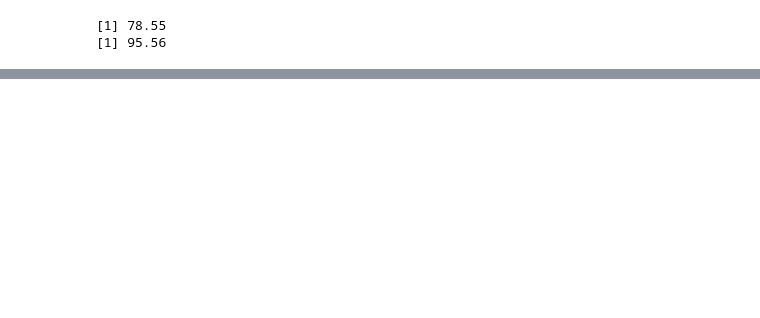
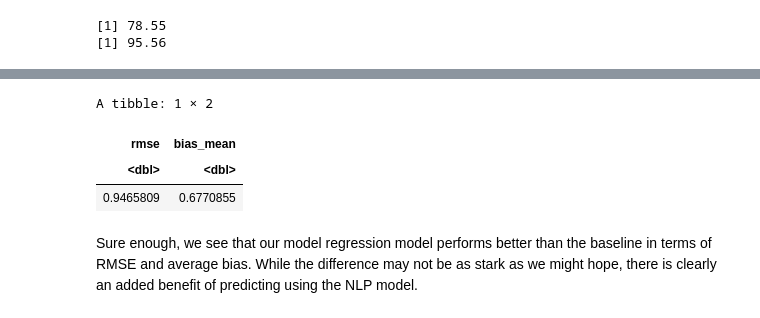
Before and after one commit to cjc77/nlp-projects, a Jupyter notebook: notebooks_pitchfork_ratings/04_fit_analysis.ipynb, the cells around one changed output, grey strips where cells are left out. Saved outputs shown, nothing was run; the diff lists cells and outputs as text; code cells hidden in the pictures; blank space fills up the shorter version.

```diff
--- a/notebooks_pitchfork_ratings/04_fit_analysis.ipynb
+++ b/notebooks_pitchfork_ratings/04_fit_analysis.ipynb
@@ -169,0 +250,13 @@ What if we just guess the mean?
+# %%
+error_df %>%
+    summarize(
+        rmse = sqrt( mean(se) ),
+        bias_mean = mean( abs(bias) )
+    )
+# %% [output]
+A tibble: 1 × 2
+| rmse | bias_mean |
+| <dbl> | <dbl> |
+| 0.9465809 | 0.6770855 |
+# %% [markdown]
+Sure enough, we see that our model regression model performs better than the baseline in terms of RMSE and average bias. While the difference may not be as stark as we might hope, there is clearly an added benefit of predicting using the NLP model.
```
Also changed, not shown: parts of 24 cells of this notebook, 2 other files.
